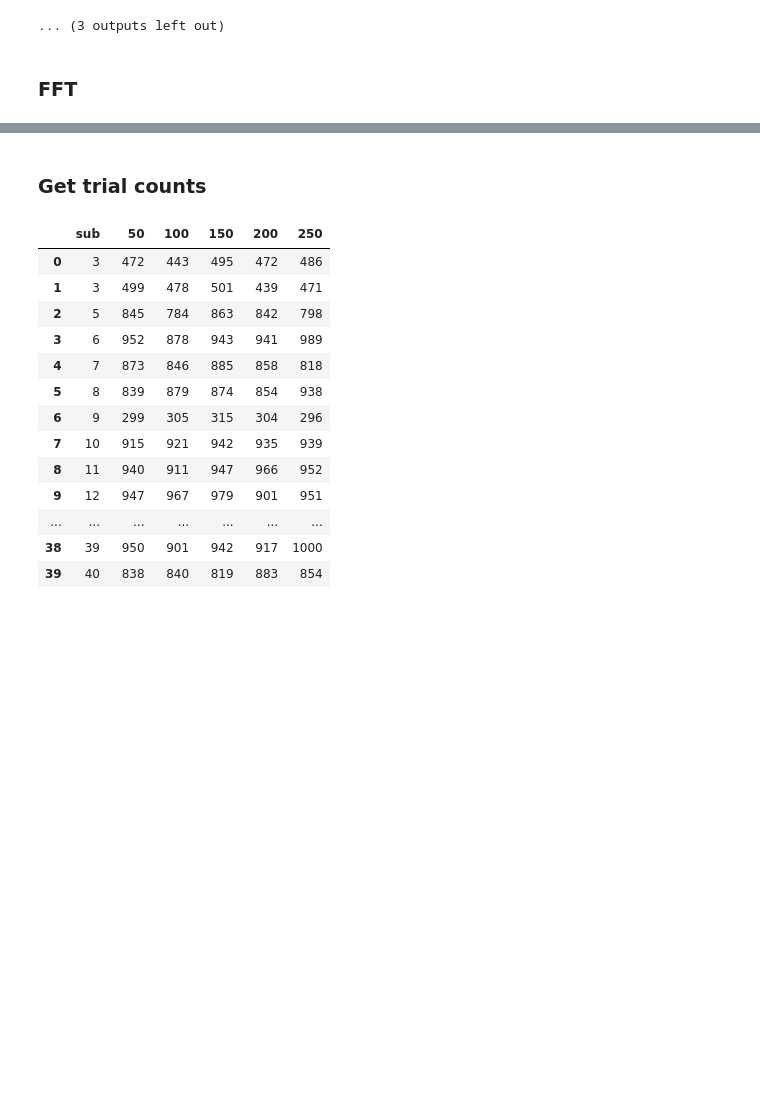
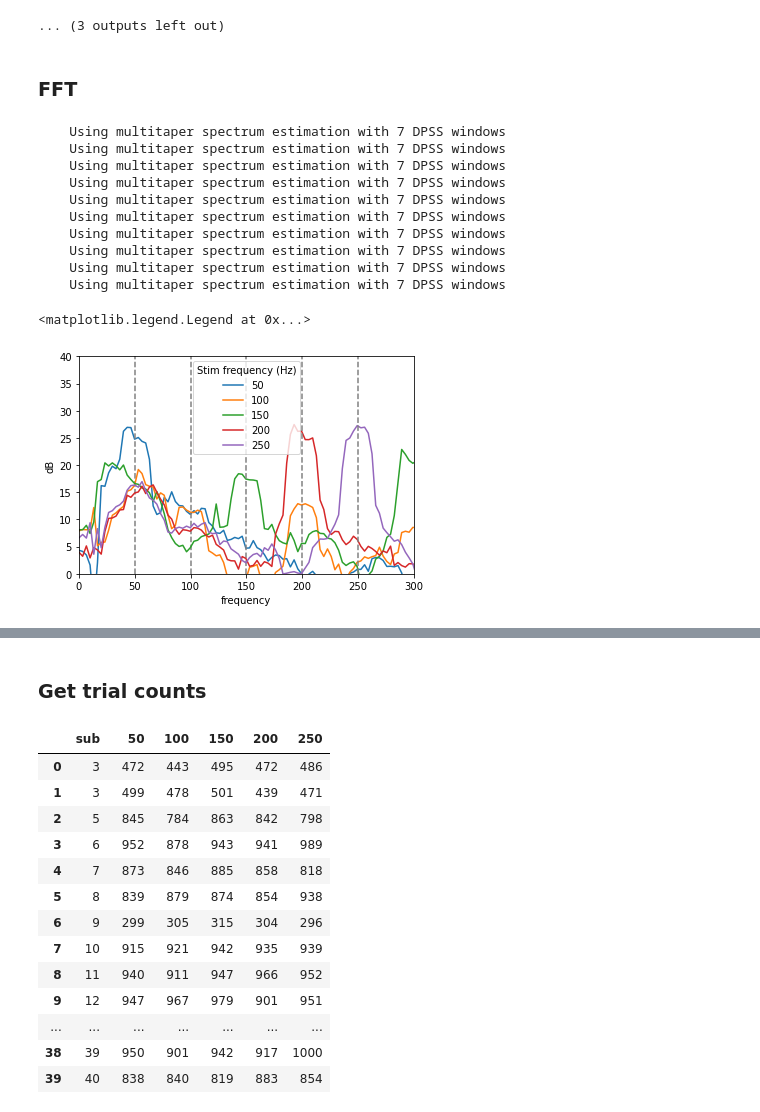
Before and after one commit to letitiayhho/eeg_pitch_tracking, a Jupyter notebook: scripts/plot-ffr.ipynb, the cells around one changed output, grey strips where cells are left out. Drawn from its saved outputs; the diff is of its cells as text; code cells hidden in the pictures; blank space fills up the shorter version.

```diff
--- a/scripts/plot-ffr.ipynb
+++ b/scripts/plot-ffr.ipynb
@@ -86,4 +104,39 @@ Need more than one channel to make topography for eeg. Disabling interactivity.
 ... (3 outputs left out)
 # %% [markdown]
 ### FFT
+# %%
+def plot_power_spectrum(evokeds, stim_freq):
+    poststim = evokeds.compute_psd(tmin = 0., tmax = None)
+    baseline = evokeds.compute_psd(tmin = None, tmax = 0.)
+    power = 10 * np.log10(poststim.get_data() / baseline.get_data())
+    power = np.squeeze(power)
+    freqs = poststim.freqs
+
+    plt.plot(freqs, power, label = str(stim_freq))
+    plt.xlabel('frequency')
+    plt.ylabel('dB')
+    plt.xlim(0, 300)
+    plt.ylim(0, 40)
+    plt.axvline(stim_freq, linestyle = '--', color = 'grey')
+#     plt.show()
+
+plot_power_spectrum(evokeds['50'], 50)
+plot_power_spectrum(evokeds['100'], 100)
+plot_power_spectrum(evokeds['150'], 150)
+plot_power_spectrum(evokeds['200'], 200)
+plot_power_spectrum(evokeds['250'], 250)
+plt.legend(title = 'Stim frequency (Hz)')
+# %% [output]
+    Using multitaper spectrum estimation with 7 DPSS windows
+    Using multitaper spectrum estimation with 7 DPSS windows
+    Using multitaper spectrum estimation with 7 DPSS windows
+    Using multitaper spectrum estimation with 7 DPSS windows
+    Using multitaper spectrum estimation with 7 DPSS windows
+    Using multitaper spectrum estimation with 7 DPSS windows
+    Using multitaper spectrum estimation with 7 DPSS windows
+    Using multitaper spectrum estimation with 7 DPSS windows
+    Using multitaper spectrum estimation with 7 DPSS windows
+    Using multitaper spectrum estimation with 7 DPSS windows
+<matplotlib.legend.Legend at 0x...>
+[figure, added]
 # %%
```
Also changed, not shown: parts of 4 cells of this notebook.
